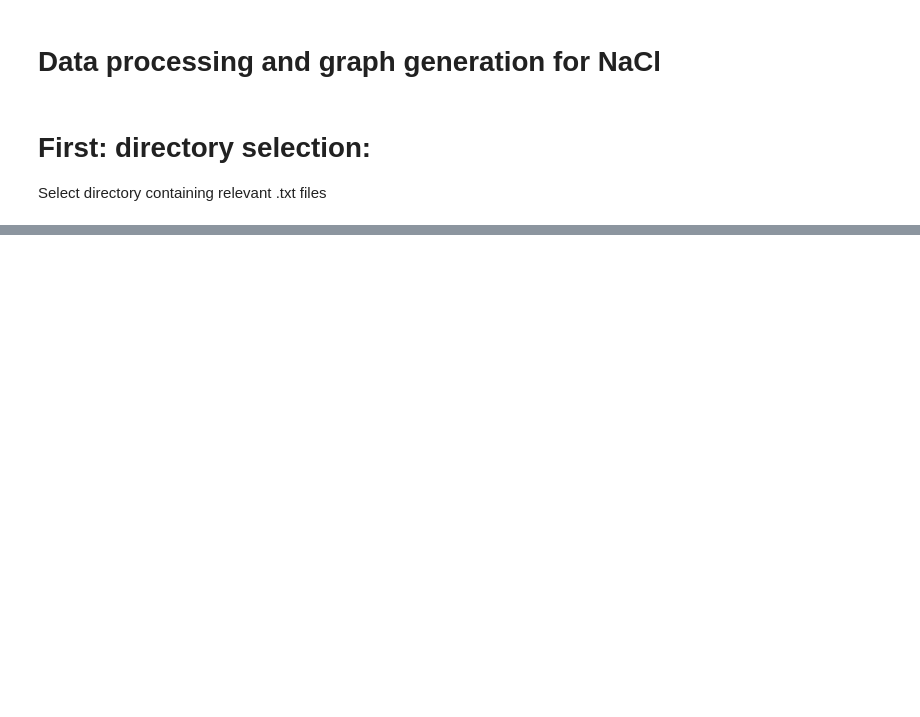
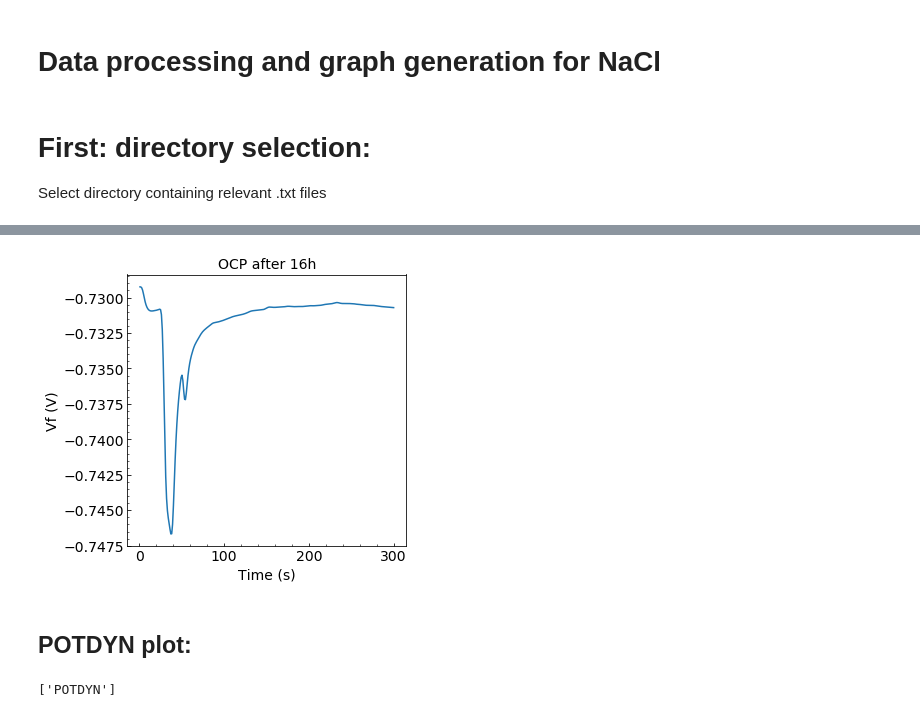
Before and after one commit to CoDaSiTo/IJL_Corrosion, a Jupyter notebook: NaCl_corrosion.ipynb, the cells around one changed output, grey strips where cells are left out. Saved outputs shown, nothing was run; the diff lists cells and outputs as text; code cells hidden in the pictures; blank space fills up the shorter version.

```diff
--- a/NaCl_corrosion.ipynb
+++ b/NaCl_corrosion.ipynb
@@ -191,0 +314,18 @@ plt.show()
+# %%
+figOCP=plt.figure(figsize=(5,5))
+plt.plot(OCP_array[:,1], OCP_array[:,2])
+plt.xlabel('Time (s)')
+plt.ylabel('Vf (V)')
+plt.title('OCP after 16h')
+plt.show()
+# %% [output]
+[figure, added]
+# %% [markdown]
+## POTDYN plot:
+# %%
+POTDYN_label=[]
+for each in POTDYN_filepath:
+    POTDYN_label.append(each[each.rfind('/')+1:-4])
+print(POTDYN_label)
+# %% [output]
+['POTDYN']
```
Also changed, not shown: parts of 15 cells of this notebook, 1 other file.
